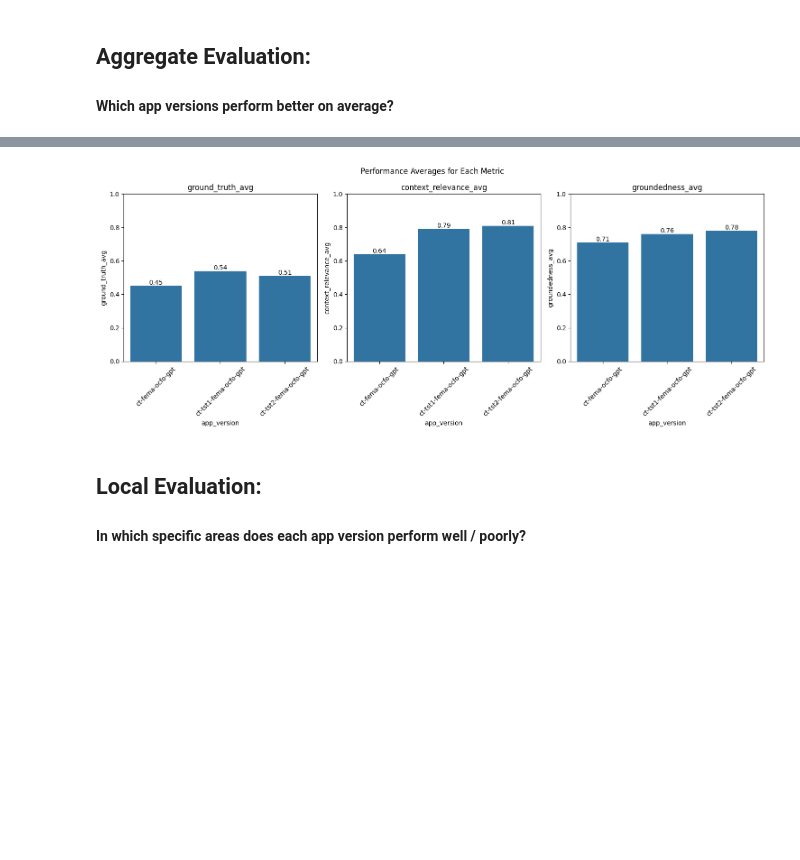
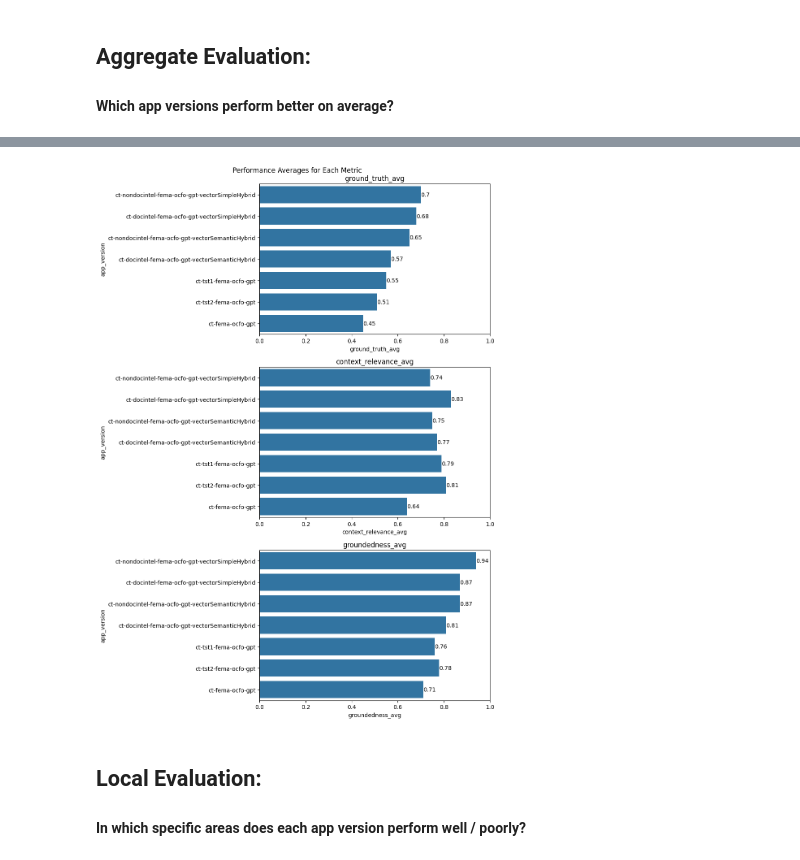
Before and after one commit to ctkraft/sample-app-aoai-chatGPT, a Jupyter notebook: notebooks/experiment_engine/eval_testing.ipynb, the cells around one changed output, grey strips where cells are left out. Drawn from its saved outputs; the diff is of its cells as text; code cells hidden in the pictures; blank space fills up the shorter version.

Commit message:
updated config loading process, changed plot formatting

```diff
--- a/notebooks/experiment_engine/eval_testing.ipynb
+++ b/notebooks/experiment_engine/eval_testing.ipynb
@@ -38,5 +35,11 @@ tru.reset_database()
 # %%
-settings.VERSION_ID = "ct-fema-ocfo-gpt"
+# SET ALL CONFIGURATIONS AUTOMATICALLY
+
+env_file = dotenv.find_dotenv()
+dotenv.load_dotenv(env_file)
+dotenv.set_key(env_file, "VERSION_ID", version)
+
+settings.VERSION_ID = version
 settings.get_version_configs()
 
 # Overwrite system settings with experiment-specific configs
@@ -44,6 +47,9 @@ settings.SHOULD_STREAM = False
 settings.AZURE_OPENAI_MODEL = "dep-gpt-35-16k"
 settings.AZURE_OPENAI_MODEL_NAME = "gpt-35-turbo-16k"
 os.environ["AZURE_OPENAI_API_KEY"] = settings.AZURE_OPENAI_KEY
+
+with open("config.json", "w") as f:
+    json.dump(settings.PREP_CONFIG, f)
 
 #encoder_model = CrossEncoder("cross-encoder/stsb-roberta-large")
 RETRIES = 2
@@ -349,7 +369,7 @@ for i in range(2):
     tru_rag = TruCustomApp(
         rag_pipeline,
         app_id = settings.VERSION_ID + f"_replicate_{i+1}",
-        feedbacks = [f_groundedness, f_qa_relevance, f_context_relevance, f_ground_truth]
+        feedbacks = [f_groundedness, f_context_relevance, f_ground_truth]
     )
 
     with tru_rag as recording:
@@ -393,13 +408,11 @@ Credentials file already exists. Skipping writing process.
 Accordion(children=(VBox(children=(VBox(children=(Label(value='STDOUT'), Output())), VBox(children=(Label(valu…
 Dashboard started at http://192.168.1.173:8501 .
 <Popen: returncode: None args: ['streamlit', 'run', '--server.headless=True'...>
-# %%
-feedback_df = tru.get_records_and_feedback(app_ids=["ct-fema-ocfo-gpt_replicate_1"])[0]
 # %%
-# Prepare evaluation data from session
+# Prepare evaluation data from current experiment being run
 
 results = pd.DataFrame()
-columns = ["app_id", "input", "output", "Ground Truth", "Answer Relevance", "Groundedness", "Context Relevance"]
+columns = ["app_id", "input", "output", "Ground Truth", "Groundedness", "Context Relevance"]
 
 def average_replicates(r1, r2):
     if np.isnan(r1) and np.isnan(r2):
@@ -412,8 +425,6 @@ def create_keep_column(ground_truth, answer_relevance, context_relevance, ground
         if val < 0 or val > 1:
             return -1
 
-    return keep
-
 def overwrite_number_scores(qtype, output, answer, score):
     if qtype == "Number":
         output = output.replace("$", "").replace(",", "")
@@ -425,7 +436,7 @@ def overwrite_number_scores(qtype, output, answer, score):
         return score
 
 # Extract and format replicates evaluation results from Tru() database
-for app_version in ["ct-fema-ocfo-gpt", "ct-tst1-fema-ocfo-gpt", "ct-tst2-fema-ocfo-gpt"]:
+for app_version in [version]:
     replicate_dfs = {}
 
     for replicate_id in range(2):
@@ -434,7 +445,7 @@ for app_version in ["ct-fema-ocfo-gpt", "ct-tst1-fema-ocfo-gpt", "ct-tst2-fema-o
         feedback_df["app_version"] = app_version
         feedback_df["replicate_id"] = replicate_id
 
-        for metric in ["Ground Truth", "Answer Relevance", "Groundedness", "Context Relevance"]:
+        for metric in ["Ground Truth", "Groundedness", "Context Relevance"]:
             feedback_df[metric] = feedback_df[metric].apply(lambda x: x if 0<=x<=1 else np.nan)
 
         replicate_dfs[replicate_id] = feedback_df
@@ -455,8 +466,6 @@ results = results.merge(eval_df, how="inner", left_on="input", right_on="prompt"
             "Flags",
             "Ground Truth_0",
             "Ground Truth_1",
-            "Answer Relevance_0",
-            "Answer Relevance_1",
             "Groundedness_0",
             "Groundedness_1",
             "Context Relevance_0",
@@ -471,7 +480,7 @@ for rep_id in range(2):
 
     results[f"Correct_{rep_id}"] = results[f"Ground Truth_{rep_id}"].apply(lambda x: round(x, 0))
 
-for metric in ["Ground Truth", "Answer Relevance", "Groundedness", "Context Relevance"]:
+for metric in ["Ground Truth", "Groundedness", "Context Relevance"]:
     results[f"{metric}"] = results.apply(lambda x: average_replicates(x[f"{metric}_0"], x[f"{metric}_1"]), axis=1)
 # %%
 # Output results from session to csv
@@ -526,27 +537,26 @@ results_rep_agg
 # %%
 # Check overall results after averaging between replicates
-fig, axs = plt.subplots(1, 3, figsize=(15, 6))
+fig, axs = plt.subplots(3, 1, figsize=(10, 2*len(results["app_version"].unique())))
 
-results_agg = results.groupby("app_version").agg(
+results_agg = results.groupby("app_version", as_index=False).agg(
     ground_truth_avg=("Ground Truth", "mean"),
-    answer_relevance_avg=("Answer Relevance", "mean"),
     context_relevance_avg=("Context Relevance", "mean"),
     groundedness_avg=("Groundedness", "mean"),
     record_ct=("app_version", "count")
-)
+).sort_values(by="ground_truth_avg", ascending=False)
 results_agg = results_agg.round(2)
 
 metrics = ["ground_truth_avg", "context_relevance_avg", "groundedness_avg"]
 for i, metric in enumerate(metrics):
     sns.barplot(
-        x="app_version",
-        y=metric,
+        x=metric,
+        y="app_version",
         data=results_agg,
         ax=axs[i],
+        order=results_agg["app_version"],
         legend=False
     )
-    axs[i].set_ylim(0, 1)
-    axs[i].tick_params(axis="x", labelrotation=45)
+    axs[i].set_xlim(0, 1)
     axs[i].set_title(metric)
 
     for j in axs[i].containers:
@@ -565,4 +578,4 @@ results_agg
-[figure, old version]
+[figure, new version]
 # %% [markdown]
 ## Local Evaluation:
 #### In which specific areas does each app version perform well / poorly?
```
Also changed, not shown: parts of 14 cells of this notebook.
